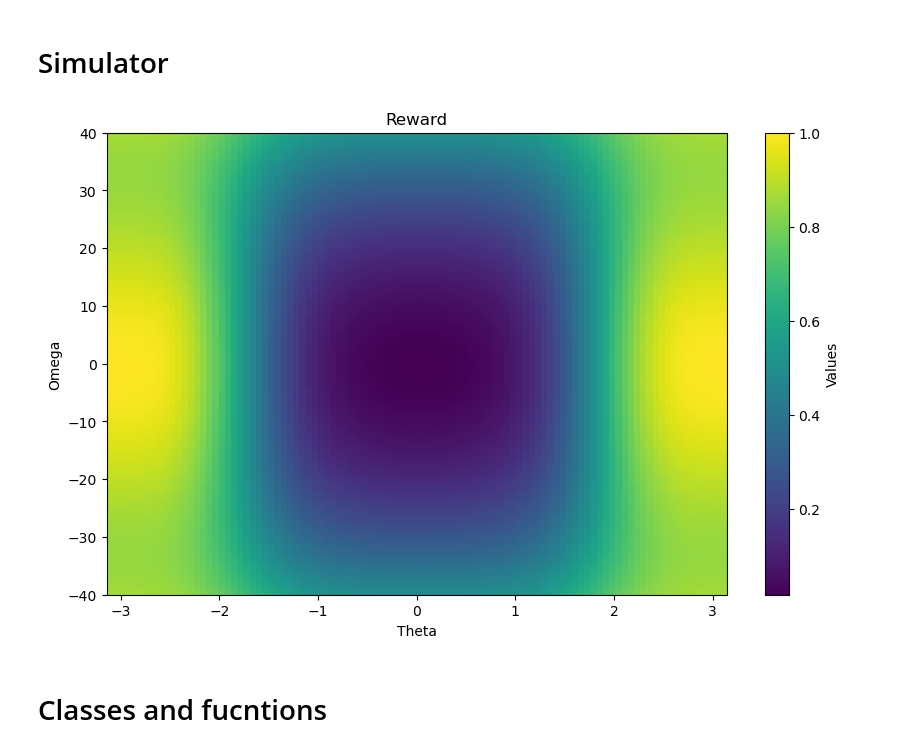
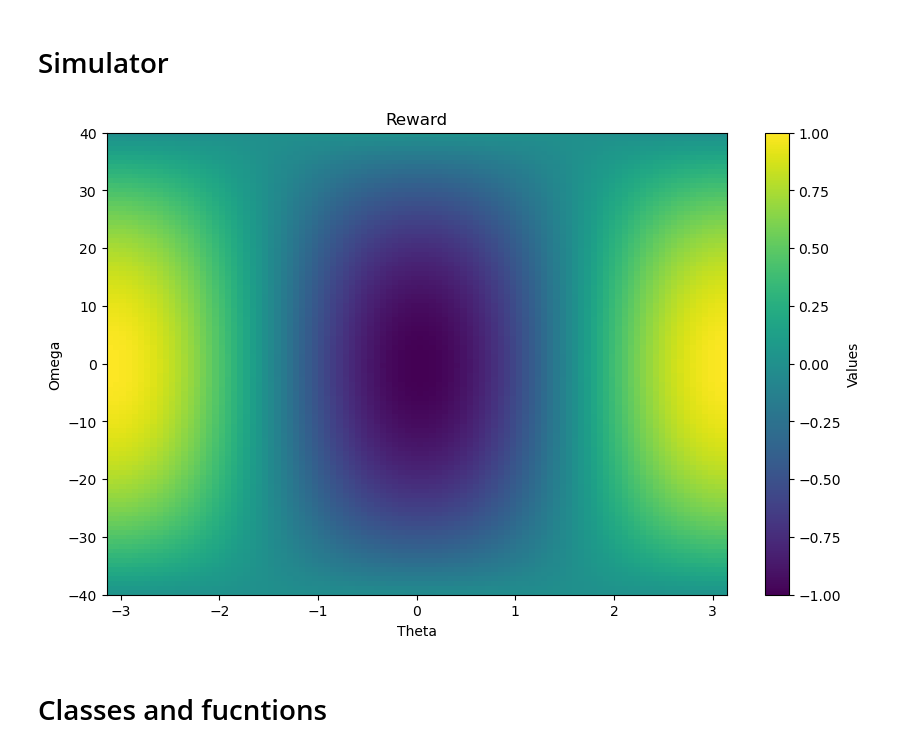
Before and after one commit to Nitin345614/ML4SC-Design-Assignment-G20, a Jupyter notebook: RL.ipynb, the cells around one changed output. Cells and saved outputs as stored; diff of their text form; code cells hidden in the pictures.

```diff
--- a/RL.ipynb
+++ b/RL.ipynb
@@ -41,38 +43,35 @@ obs, info = env.reset()
 # %%
 unwrap = lambda theta: \
     -np.cos(theta)
 
-reward_custom1 = lambda self: \
-    unwrap(self.th) - ((self.omega/40)**2)*unwrap(self.th)  + ((self.omega)*(self.th %(2*math.pi) - math.pi) > 0)
+#reward_custom1 = lambda self: \
+#    unwrap(self.th) - ((self.omega/40)**2)*unwrap(self.th)  + ((self.omega)*(self.th %(2*math.pi) - math.pi) > 0)
 
 reward_custom = lambda obs: \
-    np.exp( -(unwrap(obs[0])-1)**2 - ((obs[1]/40)-0)**2) + (obs[1]/40)**2 /2
-    #unwrap(obs[0]) + (1 - ((obs[1]/40)**2))*(unwrap(obs[0]) > 0) + (1 + ((obs[1]/40)**2))*(unwrap(obs[0]) < 0)  #*unwrap(obs[0]) # + ((obs[1])*(obs[0] %(2*math.pi) - math.pi) > 0)
+    unwrap(obs[0]) - unwrap(obs[0]) *(obs[1]/40)**2
 
 
 thetas = (np.array(range(100))/100)*math.pi*2 - math.pi
 omegas = (np.array(range(100))/100)*80 - 40
 
 data = np.zeros([100,100])
 
 for i in range(100):
     for j in range(100):
         data[j,i] = reward_custom((thetas[i],omegas[j]))
 
 # Create non-uniform grid
 
-
-
 plt.figure(figsize=(10, 6))
 plt.imshow(data, extent=[-math.pi, math.pi, -40, 40], \
            aspect='auto', cmap='viridis')
 plt.colorbar(label='Values')
 plt.xlabel('Theta')
 plt.ylabel('Omega')
 plt.title('Reward')
 plt.show()
 # %% [output]
-[figure, old version]
+[figure, new version]
 # %% [markdown]
 # Classes and fucntions
 # %%
```
Also changed, not shown: parts of 6 cells of this notebook, 9 other files.
